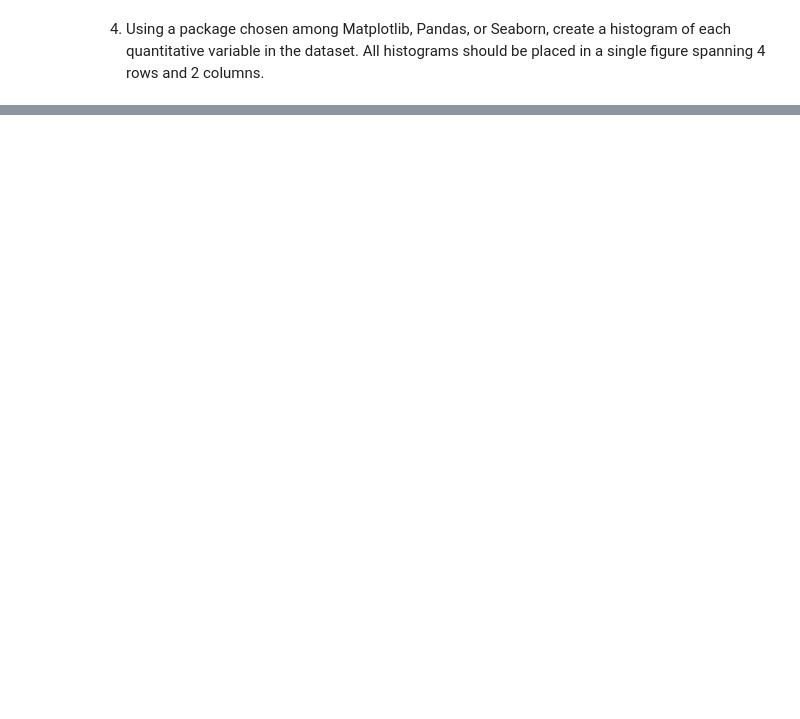
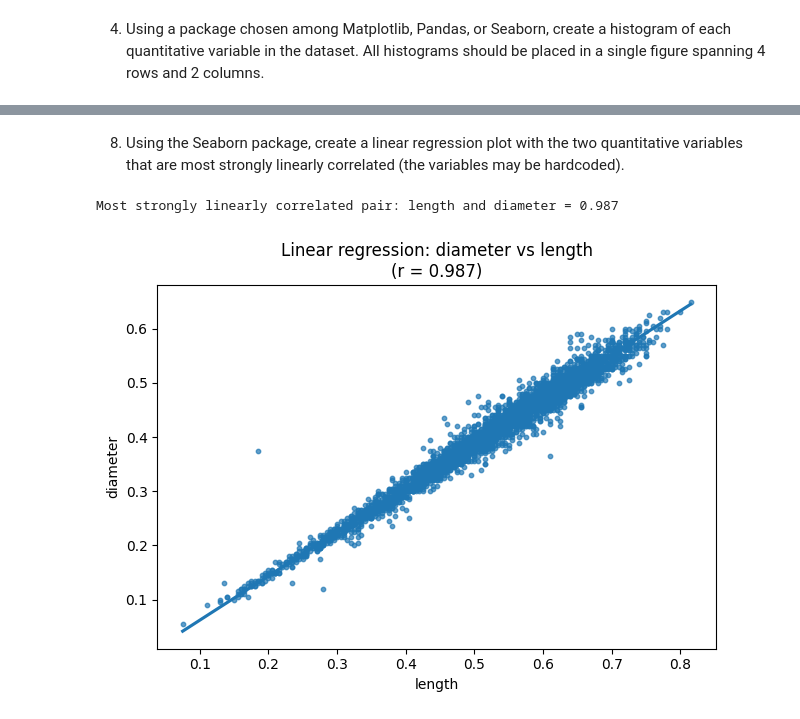
Before and after one commit to Matio004/ProgramingInPython, a Jupyter notebook: zad1/analysis.ipynb, the cells around one changed output, grey strips where cells are left out. Cells and saved outputs as stored; diff of their text form; code cells hidden in the pictures; blank space fills up the shorter version.

```diff
--- a/zad1/analysis.ipynb
+++ b/zad1/analysis.ipynb
@@ -47,0 +110,19 @@ data.plot
+# %% [markdown]
+8. Using the Seaborn package, create a linear regression plot with the two quantitative variables that are most strongly linearly            correlated (the variables may be hardcoded).
+# %%
+corr = data[num_cols].corr(method='pearson')
+s = corr.abs().stack()
+s = s[s.index.get_level_values(0) != s.index.get_level_values(1)]
+if s.empty:
+    raise ValueError("Not enought data")
+xvar, yvar = s.idxmax()
+
+print(f"Most strongly linearly correlated pair: {xvar} and {yvar} = {corr.loc[xvar, yvar]:.3f}")
+
+sns.regplot(data=data, x=xvar, y=yvar, ci=95, scatter_kws={'s': 10, 'alpha': 0.7})
+plt.title(f"Linear regression: {yvar} vs {xvar}\n(r = {corr.loc[xvar, yvar]:.3f})")
+plt.tight_layout()
+plt.show()
+# %% [output]
+Most strongly linearly correlated pair: length and diameter = 0.987
+[figure, added]
```
Also changed, not shown: parts of 14 cells of this notebook.
